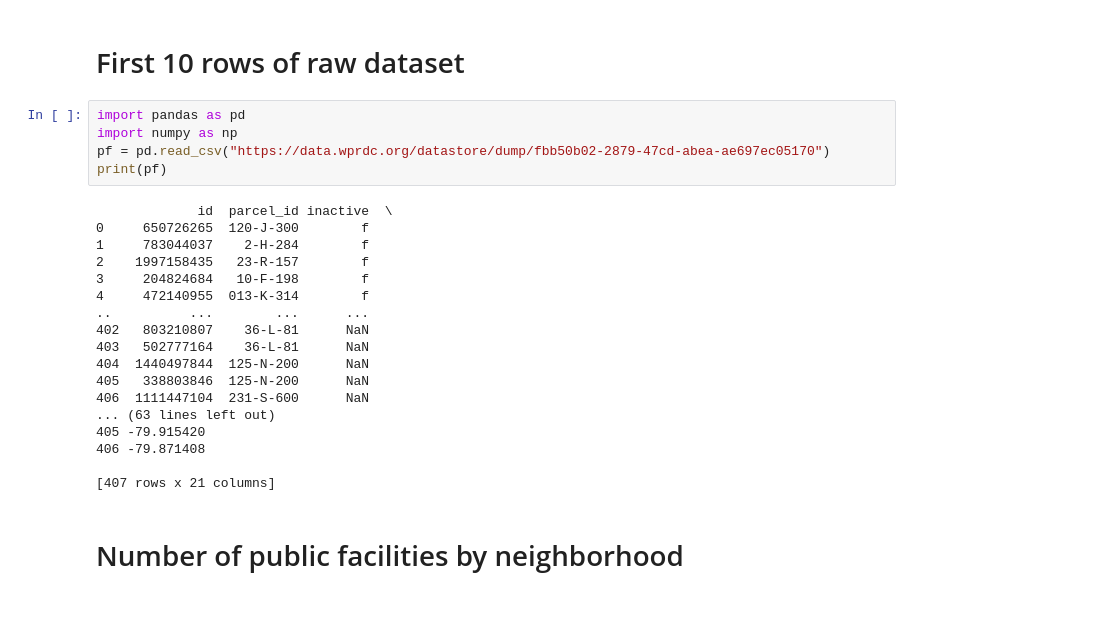
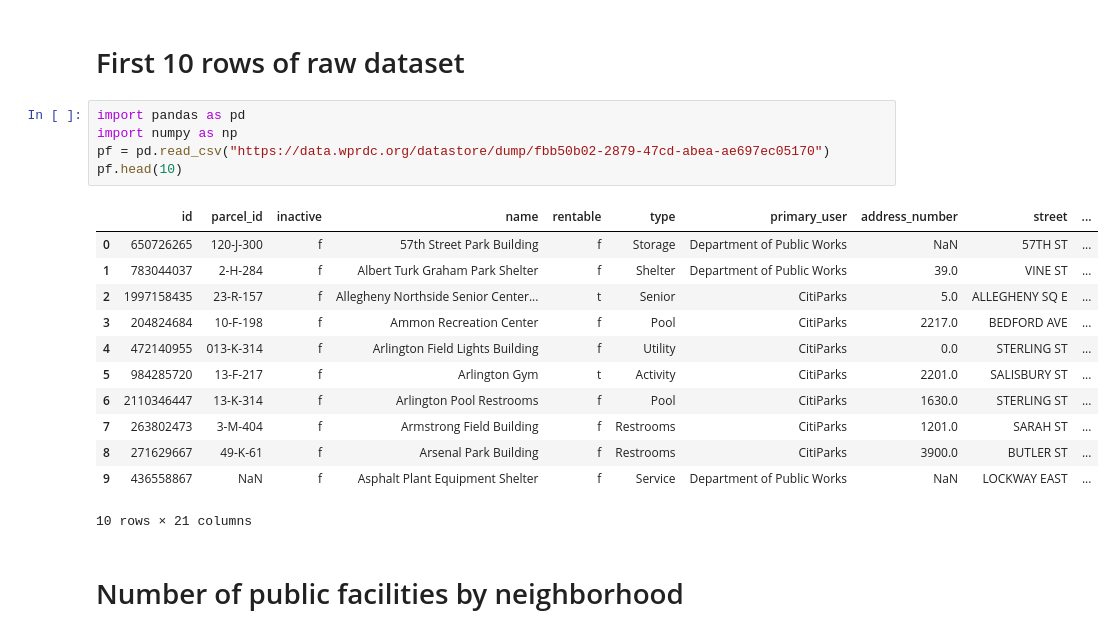
Before and after one commit to luke8499/Final-Project, a Jupyter notebook: public_facilities.ipynb, the cells around one changed output. Saved outputs shown, nothing was run; the diff lists cells and outputs as text; blank space fills up the shorter version.

```diff
--- a/public_facilities.ipynb
+++ b/public_facilities.ipynb
@@ -3,26 +3,21 @@
 # %%
 import pandas as pd
 import numpy as np
 pf = pd.read_csv("https://data.wprdc.org/datastore/dump/fbb50b02-2879-47cd-abea-ae697ec05170")
-print(pf)
+pf.head(10)
 # %% [output]
+|  | id | parcel_id | inactive | name | rentable | type | primary_user | address_number | street | ... |
+| 0 | 650726265 | 120-J-300 | f | 57th Street Park Building | f | Storage | Department of Public Works | NaN | 57TH ST | ... |
+| 1 | 783044037 | 2-H-284 | f | Albert Turk Graham Park Shelter | f | Shelter | Department of Public Works | 39.0 | VINE ST | ... |
+| 2 | 1997158435 | 23-R-157 | f | Allegheny Northside Senior Center... | t | Senior | CitiParks | 5.0 | ALLEGHENY SQ E | ... |
+| 3 | 204824684 | 10-F-198 | f | Ammon Recreation Center | f | Pool | CitiParks | 2217.0 | BEDFORD AVE | ... |
+| 4 | 472140955 | 013-K-314 | f | Arlington Field Lights Building | f | Utility | CitiParks | 0.0 | STERLING ST | ... |
+| 5 | 984285720 | 13-F-217 | f | Arlington Gym | t | Activity | CitiParks | 2201.0 | SALISBURY ST | ... |
+| 6 | 2110346447 | 13-K-314 | f | Arlington Pool Restrooms | f | Pool | CitiParks | 1630.0 | STERLING ST | ... |
+| 7 | 263802473 | 3-M-404 | f | Armstrong Field Building | f | Restrooms | CitiParks | 1201.0 | SARAH ST | ... |
+| 8 | 271629667 | 49-K-61 | f | Arsenal Park Building | f | Restrooms | CitiParks | 3900.0 | BUTLER ST | ... |
+| 9 | 436558867 | NaN | f | Asphalt Plant Equipment Shelter | f | Service | Department of Public Works | NaN | LOCKWAY EAST | ... |
-             id  parcel_id inactive  \
-0     650726265  120-J-300        f
-1     783044037    2-H-284        f
-2    1997158435   23-R-157        f
-3     204824684   10-F-198        f
-4     472140955  013-K-314        f
-..          ...        ...      ...
-402   803210807    36-L-81      NaN
-403   502777164    36-L-81      NaN
-404  1440497844  125-N-200      NaN
-405   338803846  125-N-200      NaN
-406  1111447104  231-S-600      NaN
-... (63 lines left out)
-405 -79.915420
-406 -79.871408
-
-[407 rows x 21 columns]
+10 rows × 21 columns
 # %% [markdown]
 # Number of public facilities by neighborhood
 # %%
```
